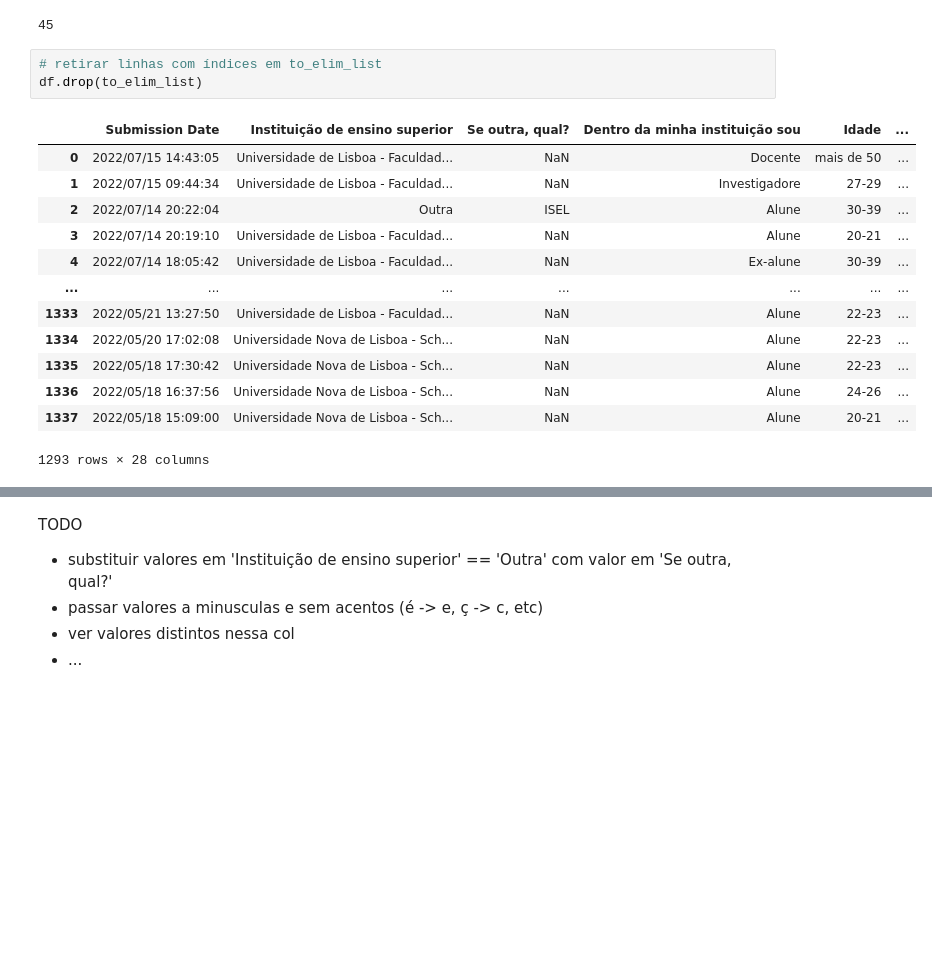
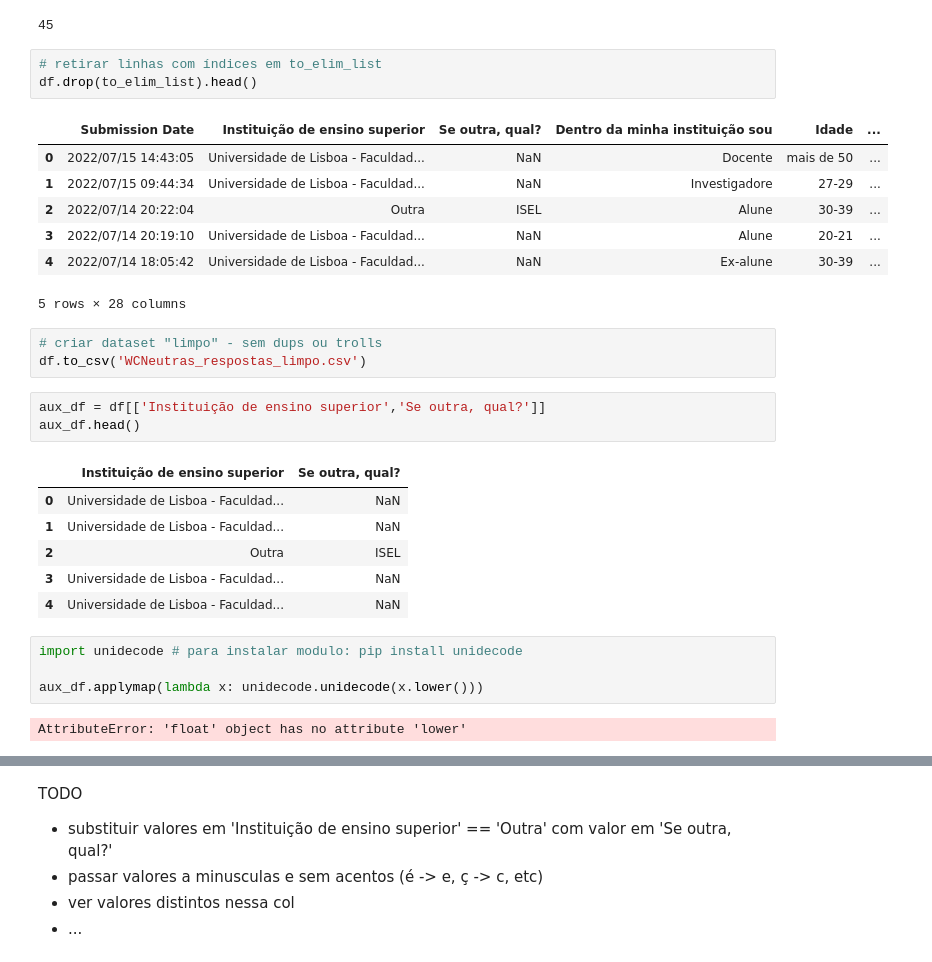
Before and after one commit to danifbento/analise-dados-excel, a Jupyter notebook: nomes-uni-agregacao.ipynb, the cells around one changed output, grey strips where cells are left out. Cells and saved outputs as stored; diff of their text form; blank space fills up the shorter version.

Commit message:
more analysis on the dataset reduction

```diff
--- a/nomes-uni-agregacao.ipynb
+++ b/nomes-uni-agregacao.ipynb
@@ -44,18 +38,31 @@ len(to_elim_list)
 45
 # %%
 # retirar linhas com índices em to_elim_list
-df.drop(to_elim_list)
+df.drop(to_elim_list).head()
 # %% [output]
 |  | Submission Date | Instituição de ensino superior | Se outra, qual? | Dentro da minha instituição sou | Idade | ... |
 | 0 | 2022/07/15 14:43:05 | Universidade de Lisboa - Faculdad... | NaN | Docente | mais de 50 | ... |
 | 1 | 2022/07/15 09:44:34 | Universidade de Lisboa - Faculdad... | NaN | Investigadore | 27-29 | ... |
 | 2 | 2022/07/14 20:22:04 | Outra | ISEL | Alune | 30-39 | ... |
 | 3 | 2022/07/14 20:19:10 | Universidade de Lisboa - Faculdad... | NaN | Alune | 20-21 | ... |
 | 4 | 2022/07/14 18:05:42 | Universidade de Lisboa - Faculdad... | NaN | Ex-alune | 30-39 | ... |
-| ... | ... | ... | ... | ... | ... | ... |
-| 1333 | 2022/05/21 13:27:50 | Universidade de Lisboa - Faculdad... | NaN | Alune | 22-23 | ... |
-| 1334 | 2022/05/20 17:02:08 | Universidade Nova de Lisboa - Sch... | NaN | Alune | 22-23 | ... |
-| 1335 | 2022/05/18 17:30:42 | Universidade Nova de Lisboa - Sch... | NaN | Alune | 22-23 | ... |
-| 1336 | 2022/05/18 16:37:56 | Universidade Nova de Lisboa - Sch... | NaN | Alune | 24-26 | ... |
-| 1337 | 2022/05/18 15:09:00 | Universidade Nova de Lisboa - Sch... | NaN | Alune | 20-21 | ... |
-1293 rows × 28 columns
+5 rows × 28 columns
+# %%
+# criar dataset "limpo" - sem dups ou trolls
+df.to_csv('WCNeutras_respostas_limpo.csv')
+# %%
+aux_df = df[['Instituição de ensino superior','Se outra, qual?']]
+aux_df.head()
+# %% [output]
+|  | Instituição de ensino superior | Se outra, qual? |
+| 0 | Universidade de Lisboa - Faculdad... | NaN |
+| 1 | Universidade de Lisboa - Faculdad... | NaN |
+| 2 | Outra | ISEL |
+| 3 | Universidade de Lisboa - Faculdad... | NaN |
+| 4 | Universidade de Lisboa - Faculdad... | NaN |
+# %%
+import unidecode # para instalar modulo: pip install unidecode
+
+aux_df.applymap(lambda x: unidecode.unidecode(x.lower()))
+# %% [output]
+AttributeError: 'float' object has no attribute 'lower'
```
Also changed, not shown: parts of 7 cells of this notebook, 1 other file.
